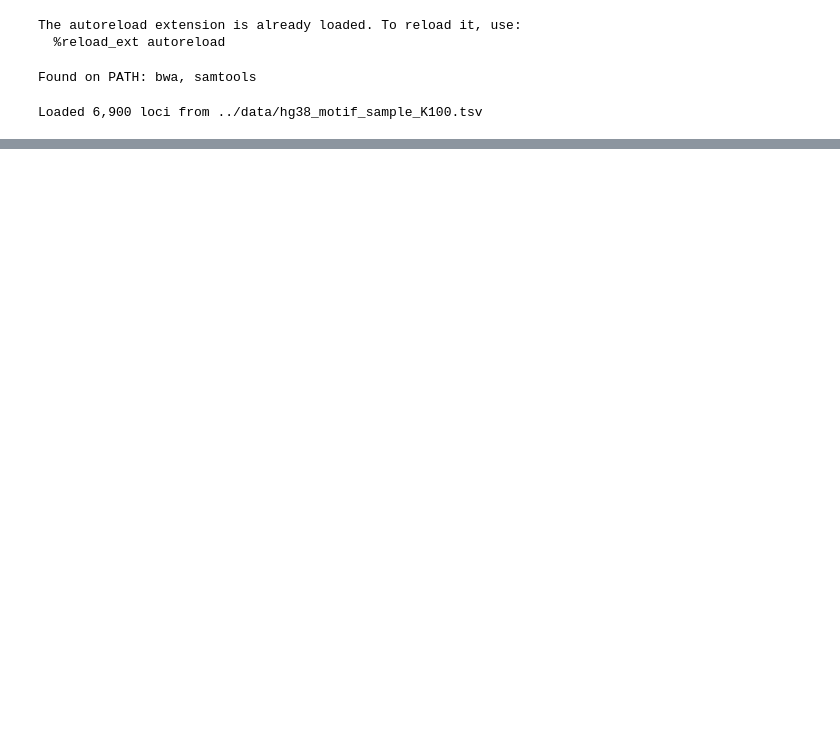
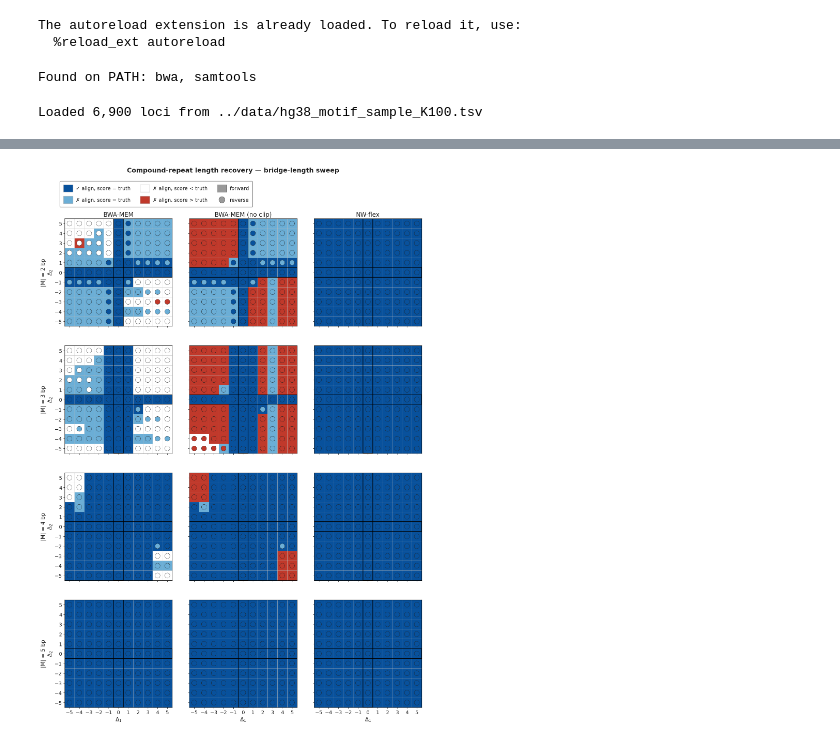
Before and after one commit to nwflex/nwflex, a Jupyter notebook: notebooks/08_NWflex_Compound.ipynb, the cells around one changed output, grey strips where cells are left out. Cells and saved outputs as stored; diff of their text form; code cells hidden in the pictures; blank space fills up the shorter version.

```diff
--- a/notebooks/08_NWflex_Compound.ipynb
+++ b/notebooks/08_NWflex_Compound.ipynb
@@ -1218,0 +148,7 @@ BWA-MEM has no notion of a repeat block, and with two boundary regions the failu
+# %%
+READ_LEN = 150
+K_MIN_FLANK = 1
+READ_STEP = 1
+
+reads = tile_reads(hap, read_len=READ_LEN, k_min_flank=K_MIN_FLANK)
+print(f"Tiled {len(reads)} reads (read_len={READ_LEN}, k_min_flank={K_MIN_FLANK})")
@@ -1218,0 +425,12 @@ BWA-MEM has no notion of a repeat block, and with two boundary regions the failu
+# %%
+plot_correctness_heatmap_2d_rows(
+    bridge_df,
+    deltas1=DELTAS1, deltas2=DELTAS2,
+    row_values=BRIDGE_LENGTHS, row_col="bridge_len",
+    arm_titles=ARM_TITLES,
+    row_label_fn=lambda m: f"|M| = {m} bp",
+    combine_across_reads="best",
+    suptitle="Compound-repeat length recovery — bridge-length sweep",
+);
+# %% [output]
+[figure, added]
```
Also changed, not shown: parts of 65 cells of this notebook, 1 other file.
